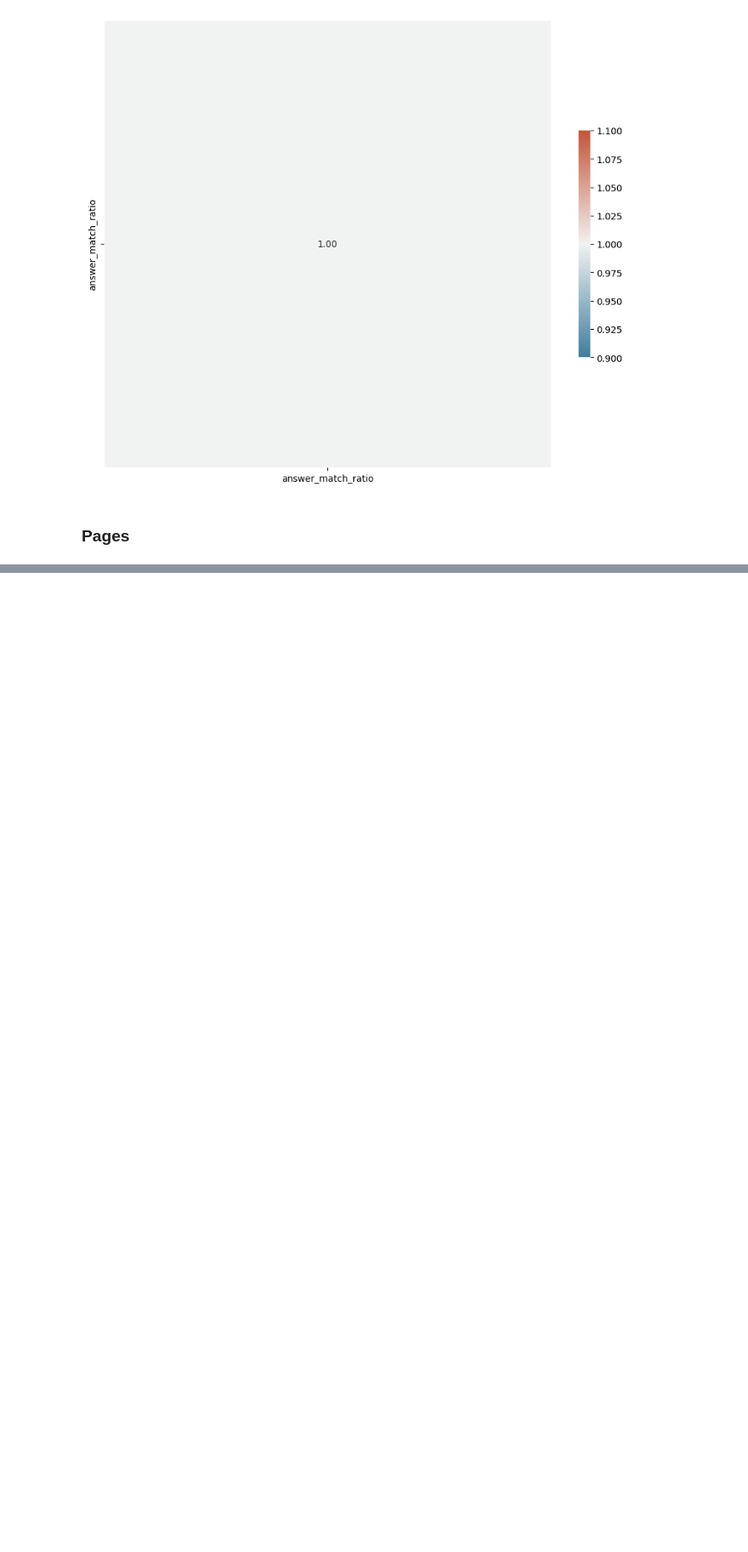
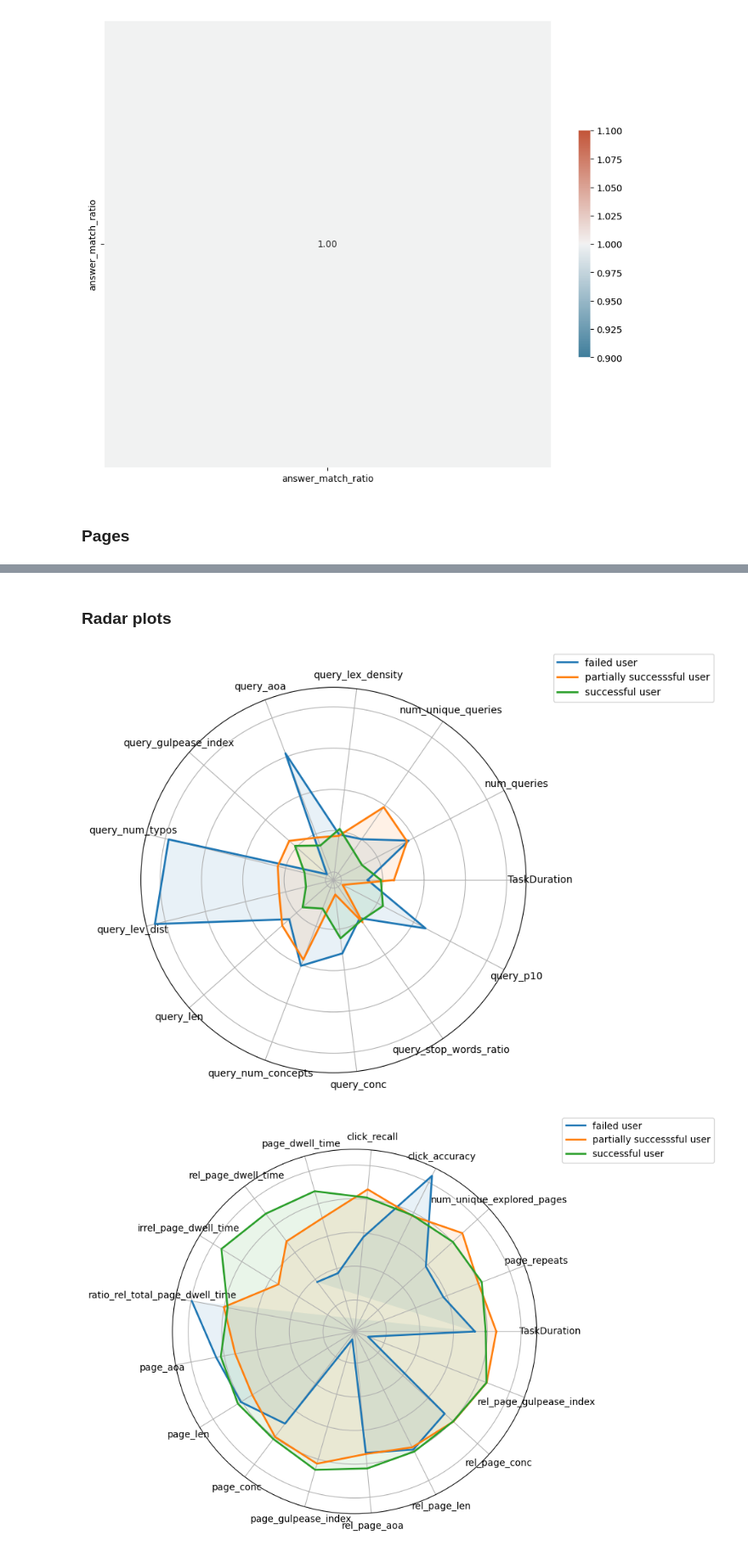
Before and after one commit to SOLandChildren/CHIIR27_LogAnalysis, a Jupyter notebook: final_answer_analysis.ipynb, the cells around one changed output, grey strips where cells are left out. Shown at 85% size. Drawn from its saved outputs; the diff is of its cells as text; code cells hidden in the pictures; blank space fills up the shorter version.

```diff
--- a/final_answer_analysis.ipynb
+++ b/final_answer_analysis.ipynb
@@ -446,0 +483,30 @@ sns.heatmap(corr, cmap=cmap,
+# %% [markdown]
+### Radar plots
+# %%
+from driver import get_radar_plot
+
+for df_name in [
+    final_answers_queries,
+    final_answers_pages,
+    # final_answers_serp,
+    ]:
+
+    final_answers_trial = df_name
+
+    user_category = []
+
+    for _, row in final_answers_trial.iterrows():
+        if row["answer_match_ratio"] == 0:
+            user_category.append(0)
+        elif row["answer_match_ratio"] == 1:
+            user_category.append(2)
+        else:
+            user_category.append(1)
+
+    final_answers_trial["user_category"] = user_category
+
+    categories = final_answers_trial.drop(columns=["uid", "topic_number", "prompt", "answer", "TaskStartTime", "TaskEndTime", "matched_keywords", "num_answer_matches", "answer_match_ratio", "user_category"])
+    get_radar_plot(df=final_answers_trial, search_stage="final_answer", categories=list(categories.columns), artefact="user", group = "user_category")
+# %% [output]
+[figure, added]
+[figure, added]
```
Also changed, not shown: parts of 14 cells of this notebook, 6 other files.
